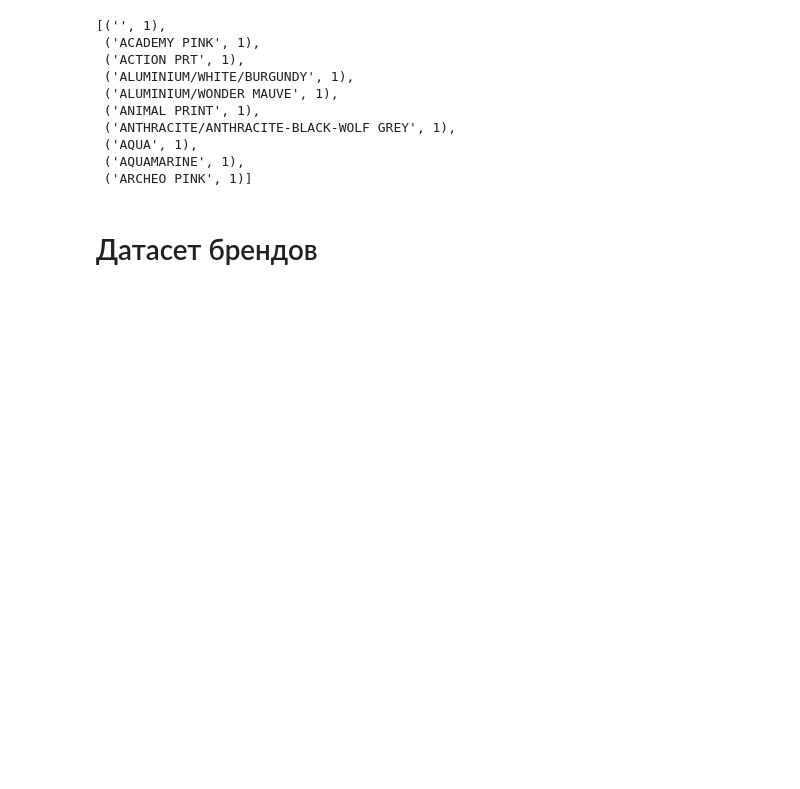
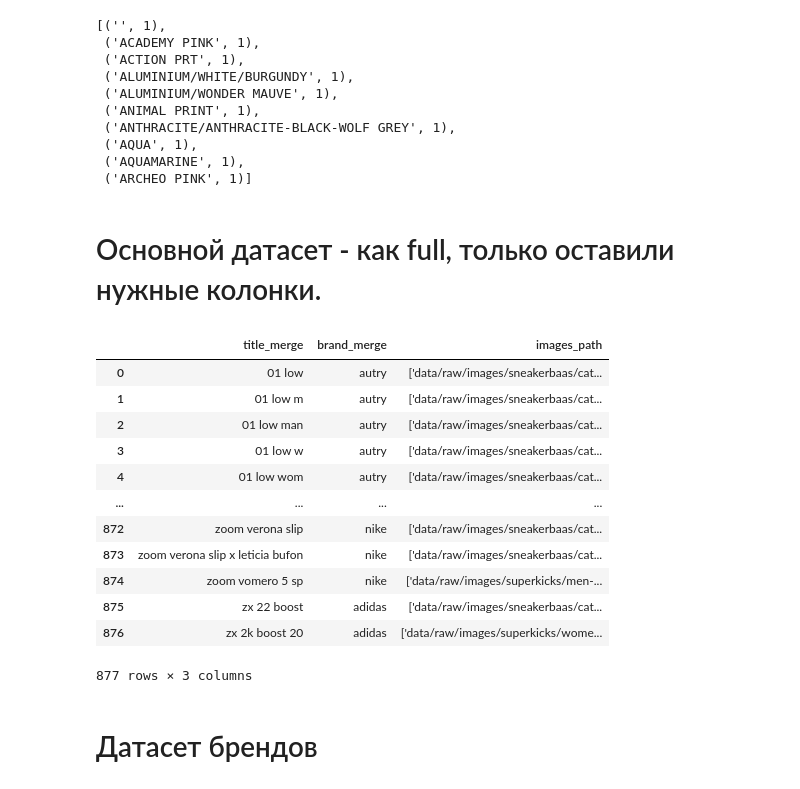
Before and after one commit to miem-refugees/sneakers-ml, a Jupyter notebook: notebooks/eda/basic-eda.ipynb, the cells around one changed output. Saved outputs shown, nothing was run; the diff lists cells and outputs as text; code cells hidden in the pictures; blank space fills up the shorter version.

```diff
--- a/notebooks/eda/basic-eda.ipynb
+++ b/notebooks/eda/basic-eda.ipynb
@@ -155,2 +151,21 @@ models_images_path = "data/merged/images/by-models"
+# %% [markdown]
+# Основной датасет - как full, только оставили нужные колонки.
+# %%
+main = pd.read_csv("data/merged/metadata/main_dataset.csv")
+main
+# %% [output]
+|  | title_merge | brand_merge | images_path |
+| 0 | 01 low | autry | ['data/raw/images/sneakerbaas/cat... |
+| 1 | 01 low m | autry | ['data/raw/images/sneakerbaas/cat... |
+| 2 | 01 low man | autry | ['data/raw/images/sneakerbaas/cat... |
+| 3 | 01 low w | autry | ['data/raw/images/sneakerbaas/cat... |
+| 4 | 01 low wom | autry | ['data/raw/images/sneakerbaas/cat... |
+| ... | ... | ... | ... |
+| 872 | zoom verona slip | nike | ['data/raw/images/sneakerbaas/cat... |
+| 873 | zoom verona slip x leticia bufon | nike | ['data/raw/images/sneakerbaas/cat... |
+| 874 | zoom vomero 5 sp | nike | ['data/raw/images/superkicks/men-... |
+| 875 | zx 22 boost | adidas | ['data/raw/images/sneakerbaas/cat... |
+| 876 | zx 2k boost 20 | adidas | ['data/raw/images/superkicks/wome... |
+877 rows × 3 columns
 # %% [markdown]
 # Датасет брендов
```
Also changed, not shown: parts of 6 cells of this notebook, 4 other files.
